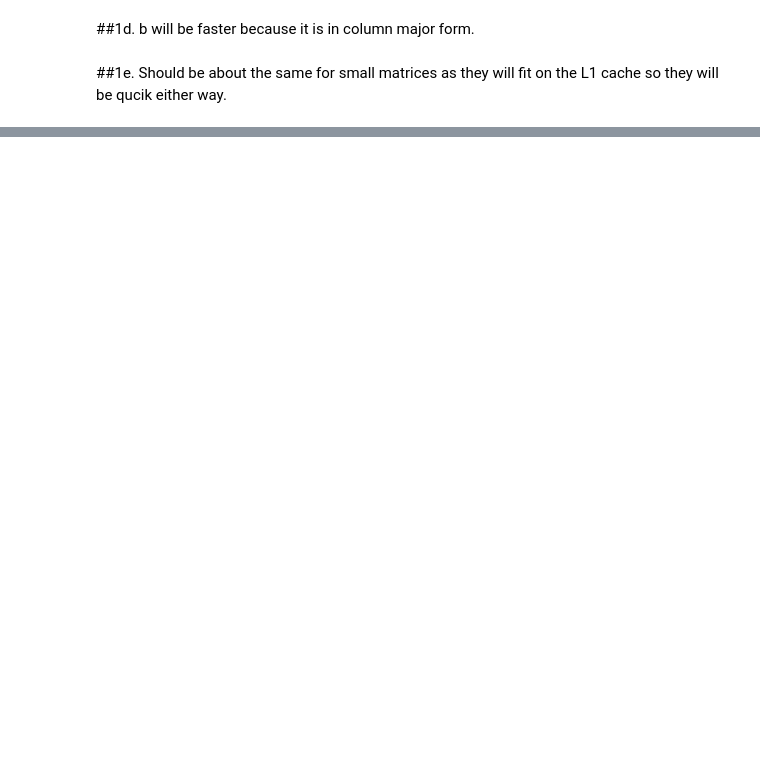
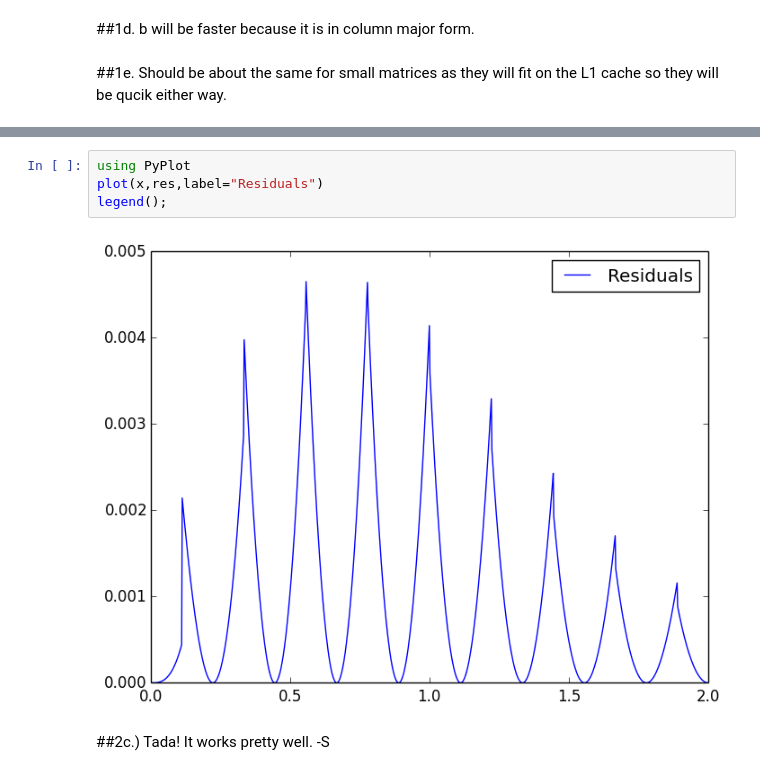
Before and after one commit to rcmorehead/ASTRO585, a Jupyter notebook: HW_5_pair_coding_with_sonny.ipynb, the cells around one changed output, grey strips where cells are left out. Cells and saved outputs as stored; diff of their text form; blank space fills up the shorter version.

```diff
--- a/HW_5_pair_coding_with_sonny.ipynb
+++ b/HW_5_pair_coding_with_sonny.ipynb
@@ -110,0 +140,9 @@ Ooopse we got our terminology mixed-up with or rows and columns.
+# %%
+using PyPlot
+plot(x,res,label="Residuals")
+legend();
+# %% [output]
+[figure, added]
+# %% [markdown]
+##2c.)
+Tada! It works pretty well. -S
```
Also changed, not shown: parts of 13 cells of this notebook.
